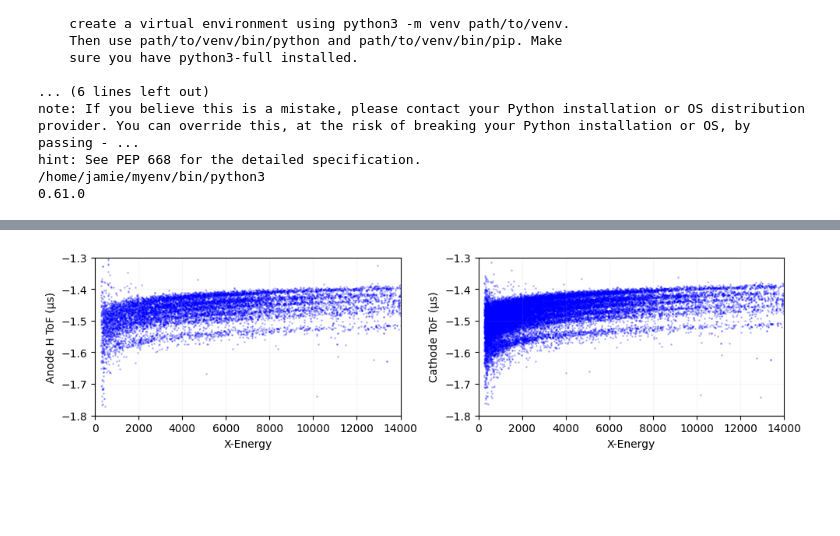
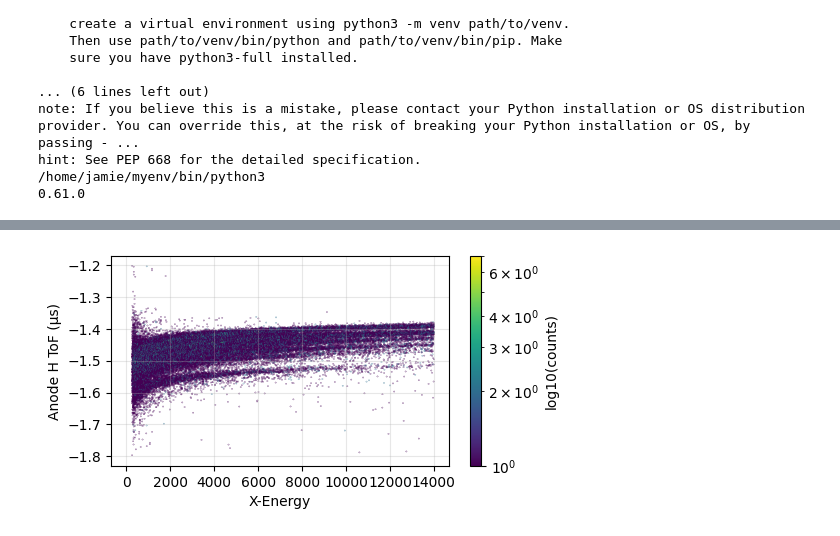
Before and after one commit to JChads4/ppac_analysis2, a Jupyter notebook: raw_events_notebook.ipynb, the cells around one changed output, grey strips where cells are left out. Drawn from its saved outputs; the diff is of its cells as text; code cells hidden in the pictures; blank space fills up the shorter version.

```diff
--- a/raw_events_notebook.ipynb
+++ b/raw_events_notebook.ipynb
@@ -412,8 +157,8 @@ plt.show()
 # Looking for coincidences around IMP events with window defined in nanoseconds
 
 # Define the coincidence window in nanoseconds
-window_before_ns = 2000  # 2000 ns (2 us) before
-window_after_ns = 0   # 1000 ns (1 us) after
+window_before_ns = 5000  # 2000 ns (2 us) before
+window_after_ns = 5000   # 1000 ns (1 us) after
 
 # Convert to picoseconds for use with timetag values
 window_before_ps = window_before_ns * 1000  # ns → ps
@@ -616,41 +359,41 @@ if not coincident_imp.empty:
     print(f"PPAC cathode after IMP: {after_count} events ({after_count/len(coincident_imp)*100:.1f}%)")
 
     # Create visualization of energy vs time differences
-    plt.figure(figsize=(10, 5))
+    plt.figure(figsize=(12, 6))
 
-    # 1. XE vs tof in us
-    plt.subplot(221)
-    plt.scatter(coincident_imp['imp_xE'], coincident_imp['dt_anodeH_us'],
-                alpha=0.2, s=1, c='blue')
-    plt.ylabel('Anode H ToF (μs)')
-    plt.xlabel('X-Energy')
-    plt.grid(True, alpha=0.1)
-    plt.ylim(-1.8, -1.3)
-    plt.xlim(0,14000)
-    plt.tight_layout()
-
-    plt.subplot(222)
-    plt.scatter(coincident_imp['imp_xE'], coincident_imp['dt_cathode_us'],
-                alpha=0.2, s=1, c='blue')
-    plt.ylabel('Cathode ToF (μs)')
-    plt.xlabel('X-Energy')
-    plt.grid(True, alpha=0.1)
-    plt.ylim(-1.8, -1.3)
-    plt.xlim(0,14000)
-    plt.tight_layout()
+#     # 1. XE vs tof in us
+#     plt.subplot(221)
+#     plt.scatter(coincident_imp['imp_xE'], coincident_imp['dt_anodeH_us'],
+#                 alpha=0.2, s=1, c='blue')
+#     plt.ylabel('Anode H ToF (μs)')
+#     plt.xlabel('X-Energy')
+#     plt.grid(True, alpha=0.1)
+#     plt.ylim(-1.8, -1.3)
+#     plt.xlim(0,14000)
+#     plt.tight_layout()
 
 #     plt.subplot(222)
-#     hexbin = plt.hexbin(coincident_imp['imp_xE'], coincident_imp['dt_anodeH_us'],
-#                        gridsize=1400,  # Number of hexagons across the x-direction
-#                        extent=(0, 14000, -1.6, -1.35),  # (xmin, xmax, ymin, ymax)
-#                        bins='log',    # Use log scale for counts
-#                        cmap='viridis',
-#                        mincnt=1)      # Minimum count to display a hexagon
+#     plt.scatter(coincident_imp['imp_xE'], coincident_imp['dt_cathode_us'],
+#                 alpha=0.2, s=1, c='blue')
+#     plt.ylabel('Cathode ToF (μs)')
 #     plt.xlabel('X-Energy')
-#     plt.ylabel('Anode H ToF (μs)')
-#     plt.grid(True, alpha=0.3)
-#     plt.colorbar(hexbin, label='log10(counts)')
-#     plt.show()
+#     plt.grid(True, alpha=0.1)
+#     plt.ylim(-1.8, -1.3)
+#     plt.xlim(0,14000)
+#     plt.tight_layout()
+
+    plt.subplot(223)
+    hexbin = plt.hexbin(coincident_imp['imp_xE'], coincident_imp['dt_anodeH_us'],
+                       gridsize=1400,  # Number of hexagons across the x-direction
+                       extent=(0, 14000, -1.8, -1.2),  # (xmin, xmax, ymin, ymax)
+                       bins='log',    # Use log scale for counts
+                       cmap='viridis',
+                       mincnt=1)      # Minimum count to display a hexagon
+    plt.xlabel('X-Energy')
+    plt.ylabel('Anode H ToF (μs)')
+    plt.grid(True, alpha=0.3)
+    plt.colorbar(hexbin, label='log10(counts)')
+    plt.show()
 
 else:
     print("No coincidences found!")
@@ -677 +420 @@ PPAC cathode after IMP: 0 events (0.0%)
-[figure, old version]
+[figure, new version]
```
Also changed, not shown: parts of 18 cells of this notebook, 3 other files.
